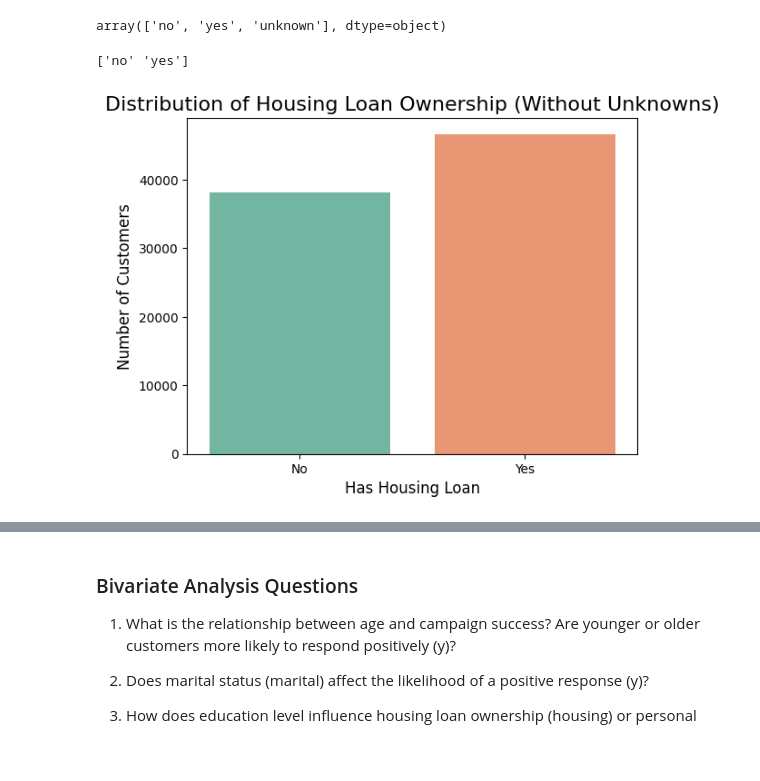
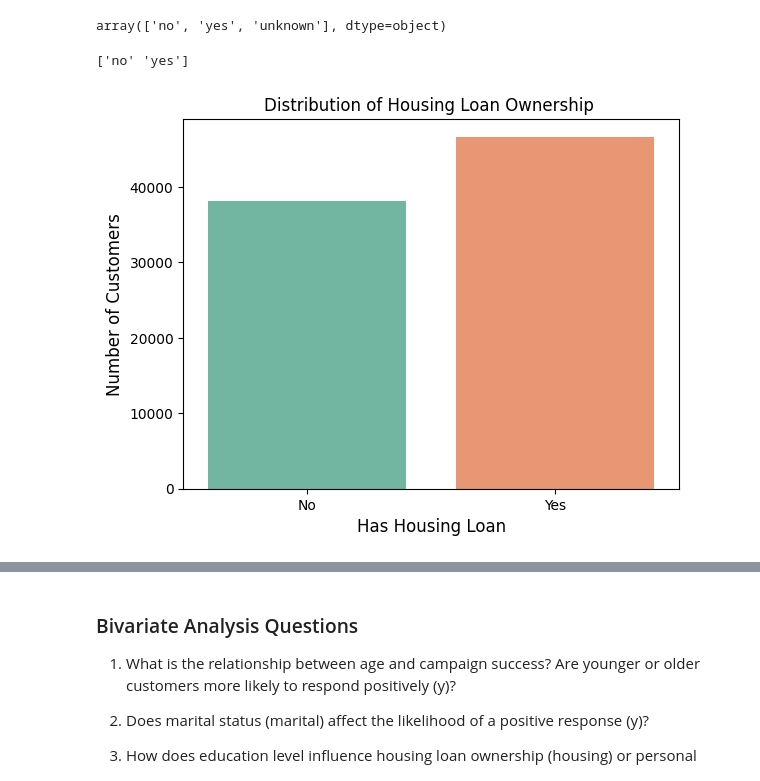
Before and after one commit to mancatha/Assessment, a Jupyter notebook: notebook.ipynb, the cells around one changed output, grey strips where cells are left out. Drawn from its saved outputs; the diff is of its cells as text; code cells hidden in the pictures; blank space fills up the shorter version.

```diff
--- a/notebook.ipynb
+++ b/notebook.ipynb
@@ -431,18 +444,18 @@ array(['no', 'yes', 'unknown'], dtype=object)
 # %%
 
 # Drop rows where 'housing' is 'unknown'
 merged_bank = merged_bank[merged_bank['housing'] != 'unknown']
 
 # Check the unique values in the 'housing' column to confirm
 print(merged_bank['housing'].unique())
 
 # Optionally, plot the distribution again to verify the cleaned data
 sns.countplot(data=merged_bank, x='housing', palette='Set2')
-plt.title('Distribution of Housing Loan Ownership (Without Unknowns)', fontsize=16)
+plt.title('Distribution of Housing Loan Ownership ')
 plt.xlabel('Has Housing Loan', fontsize=12)
 plt.ylabel('Number of Customers', fontsize=12)
 plt.xticks(ticks=[0, 1], labels=['No', 'Yes'])
 plt.show()
 # %% [output]
 ['no' 'yes']
-[figure, old version]
+[figure, new version]
```
Also changed, not shown: parts of 8 cells of this notebook, 9 other files.
